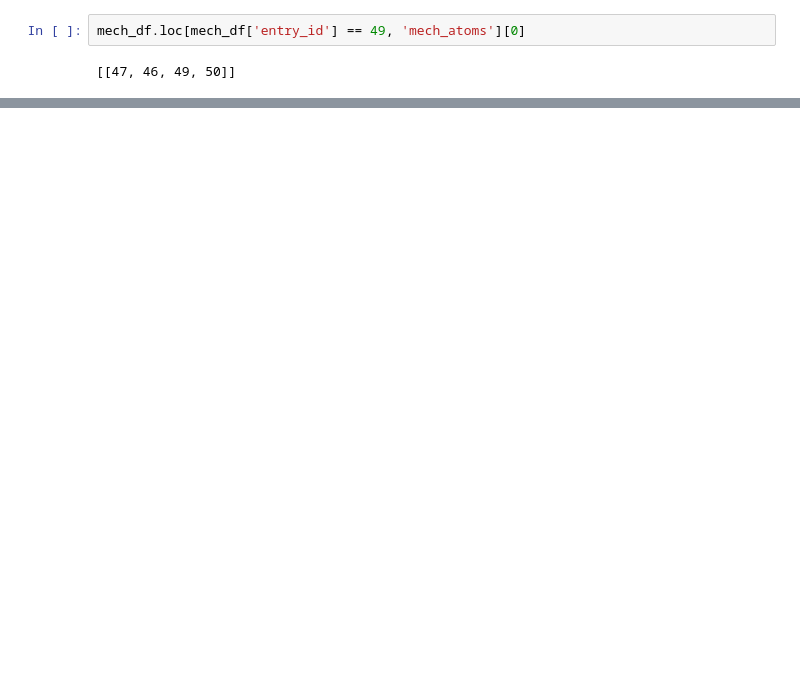
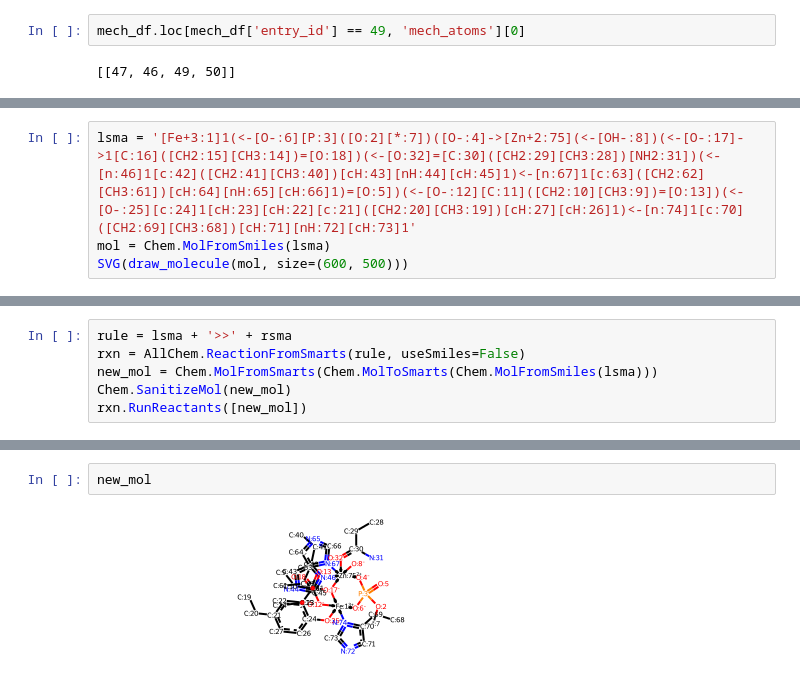
Before and after one commit to stefanpate/enz-rxn-data, a Jupyter notebook: explore_mechanism.ipynb, the cells around one changed output, grey strips where cells are left out. Cells and saved outputs as stored; diff of their text form; blank space fills up the shorter version.

```diff
--- a/explore_mechanism.ipynb
+++ b/explore_mechanism.ipynb
@@ -410,0 +69,4 @@ print(root.nsmap, root.tag)
+# %%
+lsma = '[Fe+3:1]1(<-[O-:6][P:3]([O:2][*:7])([O-:4]->[Zn+2:75](<-[OH-:8])(<-[O-:17]->1[C:16]([CH2:15][CH3:14])=[O:18])(<-[O:32]=[C:30]([CH2:29][CH3:28])[NH2:31])(<-[n:46]1[c:42]([CH2:41][CH3:40])[cH:43][nH:44][cH:45]1)<-[n:67]1[c:63]([CH2:62][CH3:61])[cH:64][nH:65][cH:66]1)=[O:5])(<-[O-:12][C:11]([CH2:10][CH3:9])=[O:13])(<-[O-:25][c:24]1[cH:23][cH:22][c:21]([CH2:20][CH3:19])[cH:27][cH:26]1)<-[n:74]1[c:70]([CH2:69][CH3:68])[cH:71][nH:72][cH:73]1'
+mol = Chem.MolFromSmiles(lsma)
+SVG(draw_molecule(mol, size=(600, 500)))
@@ -410,0 +101,6 @@ print(root.nsmap, root.tag)
+# %%
+rule = lsma + '>>' + rsma
+rxn = AllChem.ReactionFromSmarts(rule, useSmiles=False)
+new_mol = Chem.MolFromSmarts(Chem.MolToSmarts(Chem.MolFromSmiles(lsma)))
+Chem.SanitizeMol(new_mol)
+rxn.RunReactants([new_mol])
@@ -410,0 +111,4 @@ print(root.nsmap, root.tag)
+# %%
+new_mol
+# %% [output]
+[figure, added]
```
Also changed, not shown: parts of 57 cells of this notebook, 3 other files.
